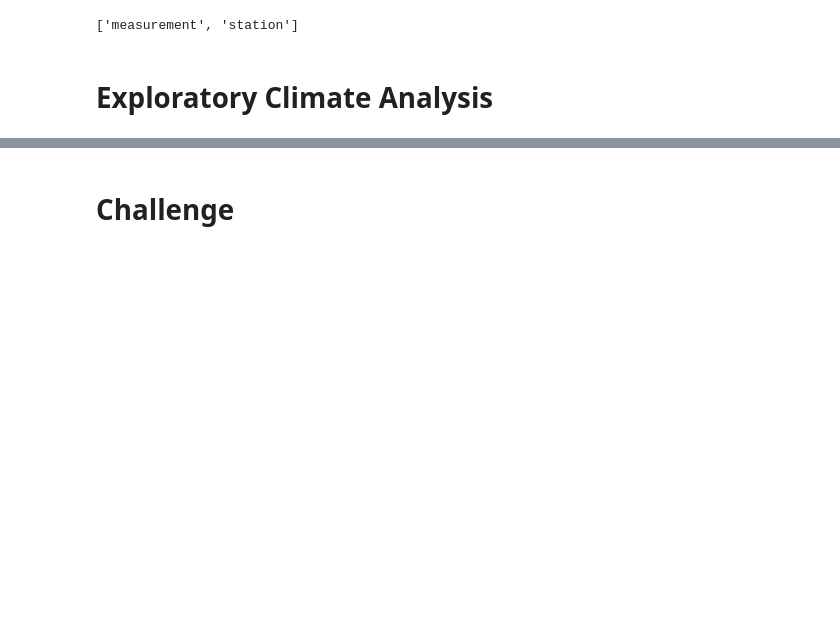
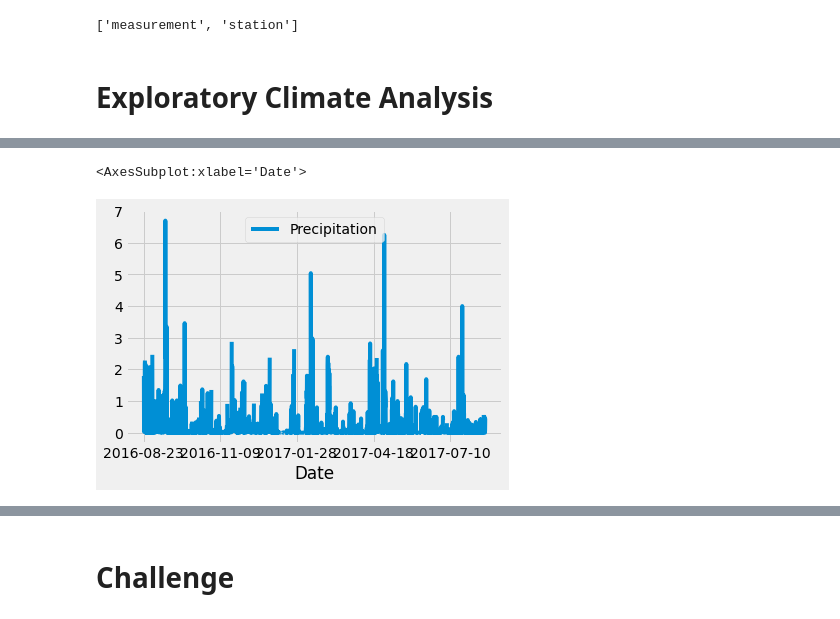
Before and after one commit to SoumyaAbraham/Surfs_Up, a Jupyter notebook: climate_analysis.ipynb, the cells around one changed output, grey strips where cells are left out. Saved outputs shown, nothing was run; the diff lists cells and outputs as text; code cells hidden in the pictures; blank space fills up the shorter version.

Commit message:
graph and stats added

```diff
--- a/climate_analysis.ipynb
+++ b/climate_analysis.ipynb
@@ -60,0 +64,5 @@ session = Session(engine)
+# %%
+# Let us filter out any dates before the prev_year mark:
+
+results= session.query(Measurement.date, Measurement.prcp).filter(Measurement.date >=prev_year).all()
+print(results)
@@ -60,0 +71,5 @@ session = Session(engine)
+# %%
+# Save the query results as a Pandas DataFrame and set the index to the date column
+
+df= pd.DataFrame(results, columns=['Date', 'Precipitation'])
+df.sample(5)
@@ -60,0 +83,6 @@ session = Session(engine)
+# %%
+# In order to make date the index, we will use INPLACE=TRUE which
+#suggests we are not creating a new df but altering the present one:
+
+df.set_index(df['Date'], inplace=True)
+df.head()
@@ -60,0 +122,6 @@ session = Session(engine)
+# %%
+# Sort the dataframe by date
+
+df=df.sort_index()
+
+print(df.to_string(index=False))
@@ -61 +146,8 @@ session = Session(engine)
+# %%
+# Use Pandas Plotting with Matplotlib to plot the data
+
+df.plot()
+# %% [output]
+<AxesSubplot:xlabel='Date'>
+[figure, added]
 # %%
```
Also changed, not shown: parts of 7 cells of this notebook.
